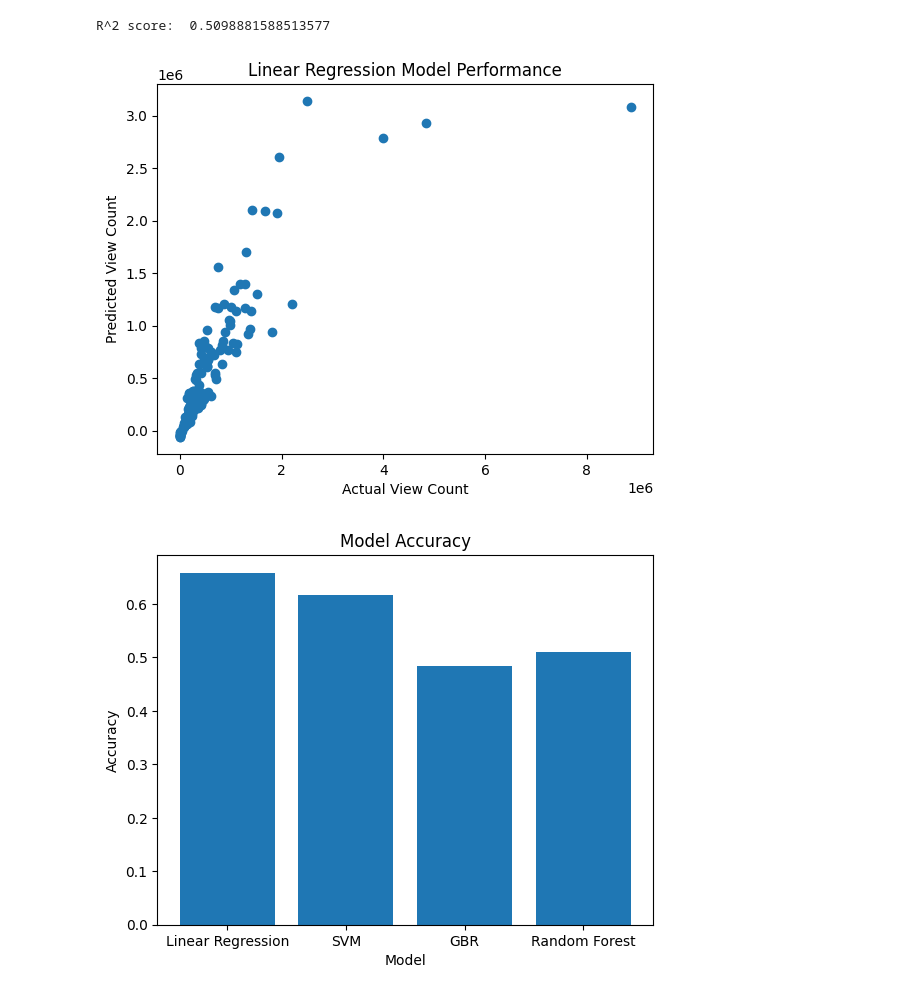
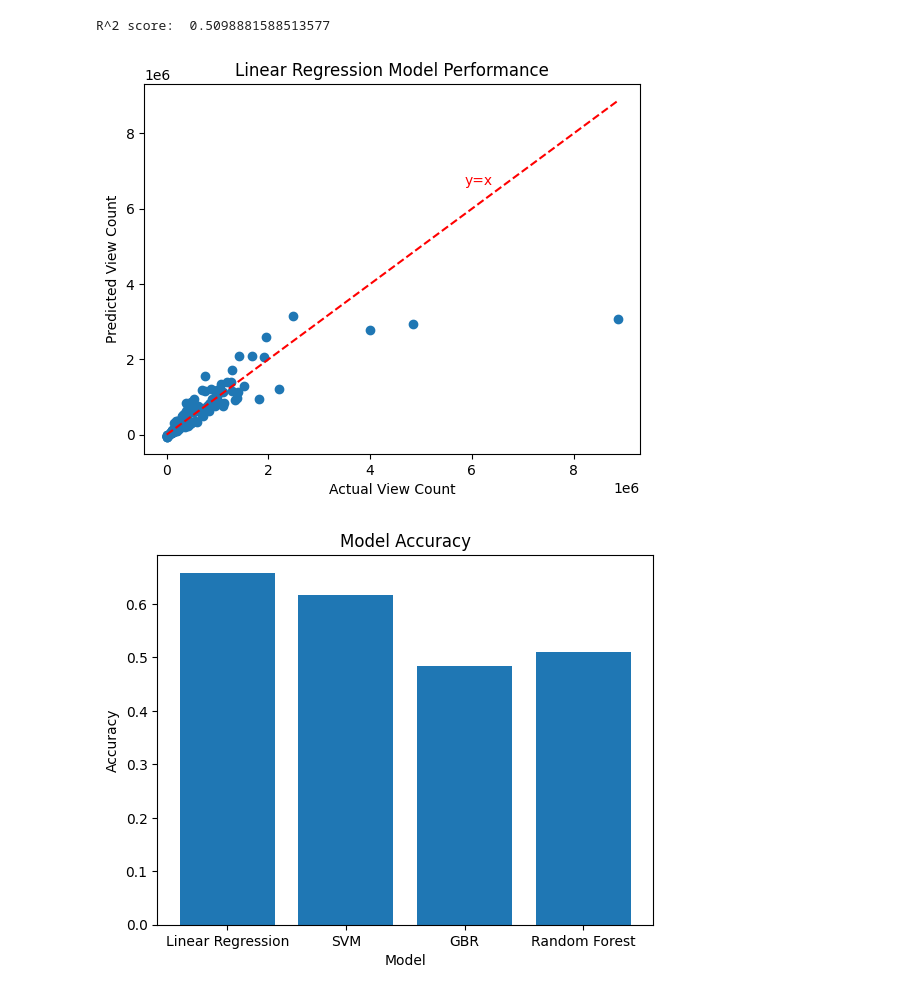
Before and after one commit to limcatcat/practice, a Jupyter notebook: youtube_analytics.ipynb, the cells around one changed output. Saved outputs shown, nothing was run; the diff lists cells and outputs as text; code cells hidden in the pictures.

```diff
--- a/youtube_analytics.ipynb
+++ b/youtube_analytics.ipynb
@@ -165,15 +165,17 @@ R^2 score:  0.5098881588513577
 # %%
 import matplotlib.pyplot as plt
 
 
 # create a scatter plot of actual vs predicted values
 plt.scatter(y_test, y_pred)
 plt.xlabel('Actual View Count')
 plt.ylabel('Predicted View Count')
 plt.title('Linear Regression Model Performance')
+plt.plot([min(y_test), max(y_test)], [min(y_test), max(y_test)], '--', color="red")
+plt.text(max(y_test)*0.66, max(y_test)*0.75, 'y=x', color='red')
 plt.show()
 # %% [output]
-[figure, old version]
+[figure, new version]
 # %%
 import matplotlib.pyplot as plt
 
```
